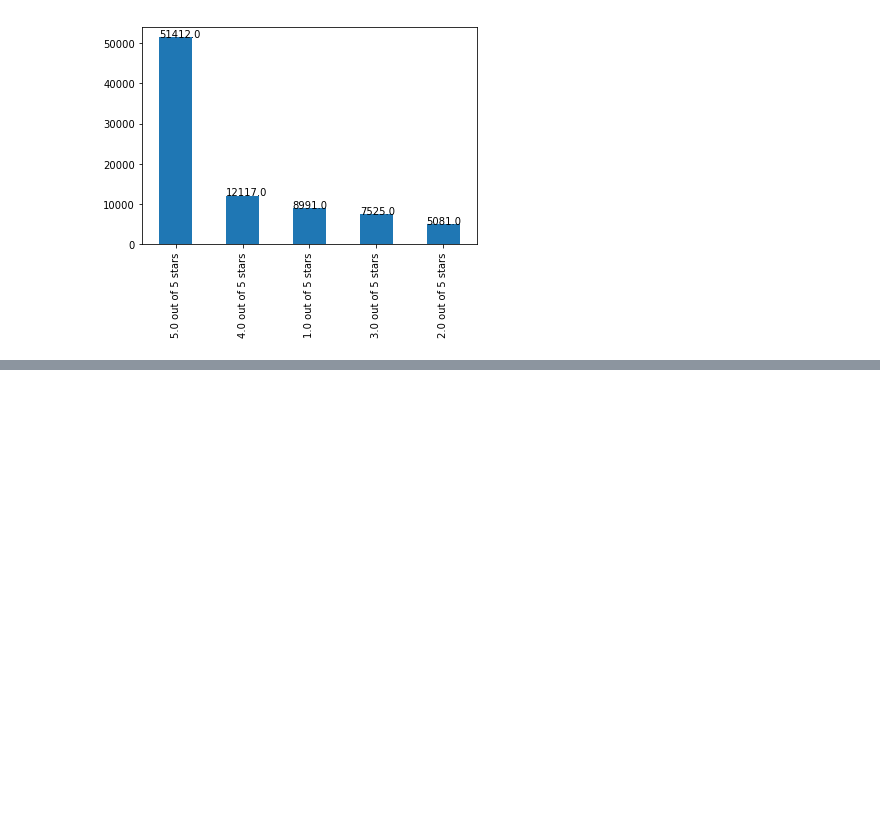
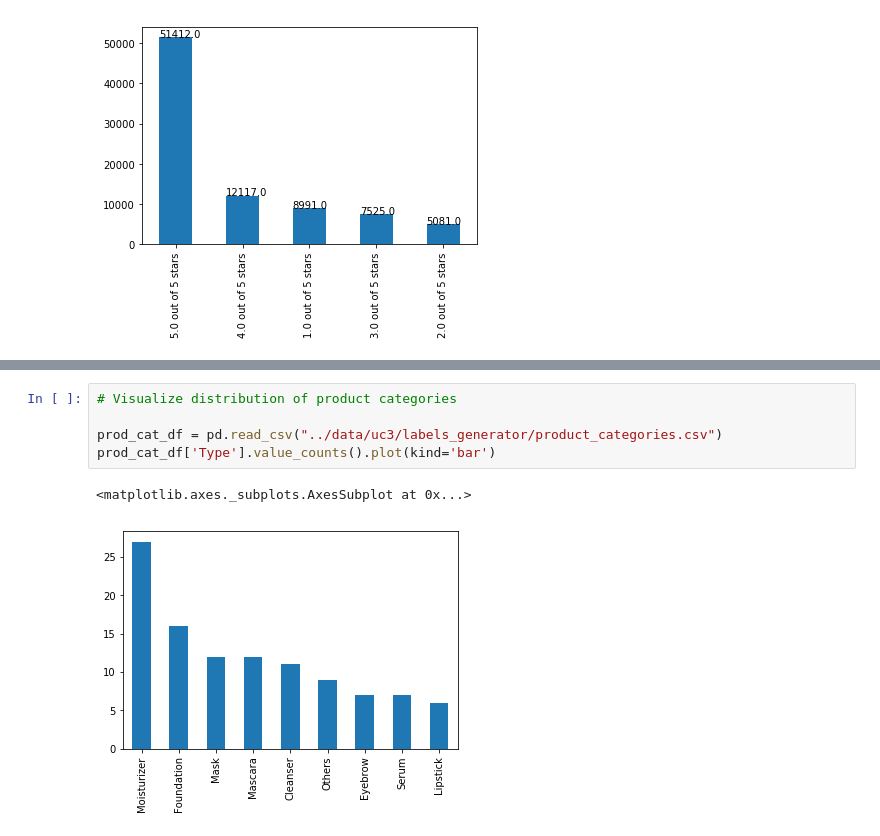
Before and after one commit to junronglau/product-defects-extraction, a Jupyter notebook: notebooks/explore.ipynb, the cells around one changed output, grey strips where cells are left out. Drawn from its saved outputs; the diff is of its cells as text; blank space fills up the shorter version.

```diff
--- a/notebooks/explore.ipynb
+++ b/notebooks/explore.ipynb
@@ -50,0 +137,8 @@ Index(['stars', 'profile_name', 'profile_link', 'profile_image', 'title',
+# %%
+# Visualize distribution of product categories
+
+prod_cat_df = pd.read_csv("../data/uc3/labels_generator/product_categories.csv")
+prod_cat_df['Type'].value_counts().plot(kind='bar')
+# %% [output]
+<matplotlib.axes._subplots.AxesSubplot at 0x...>
+[figure, added]
```
Also changed, not shown: parts of 10 cells of this notebook.
